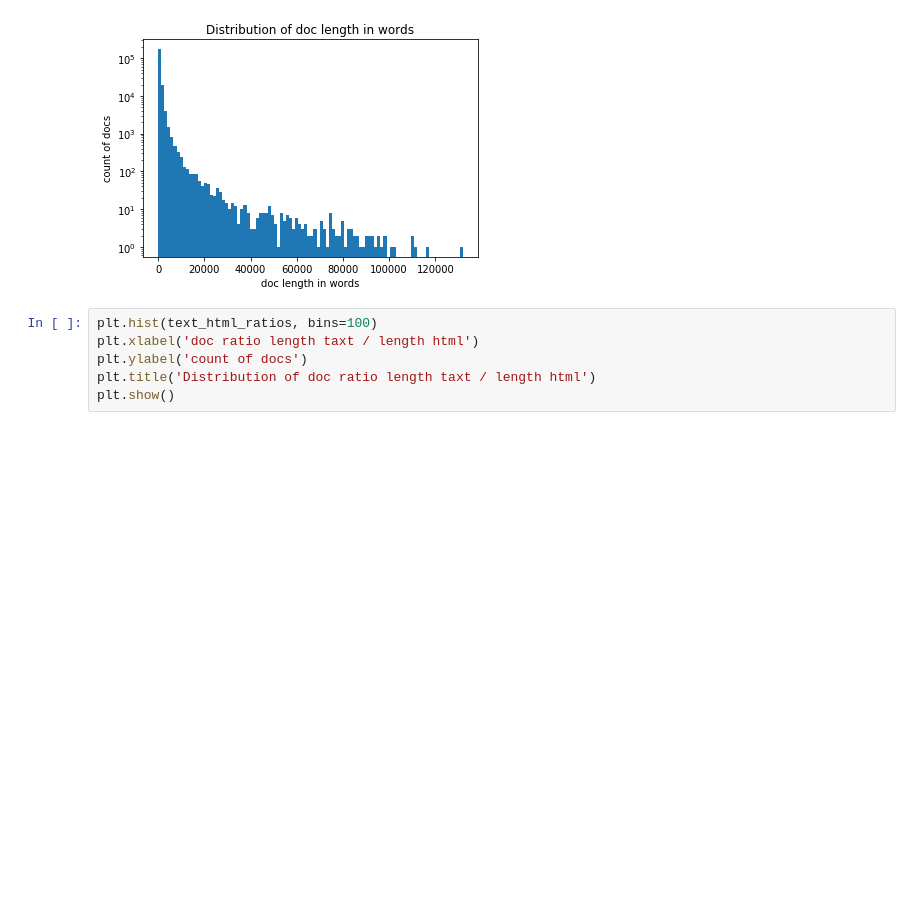
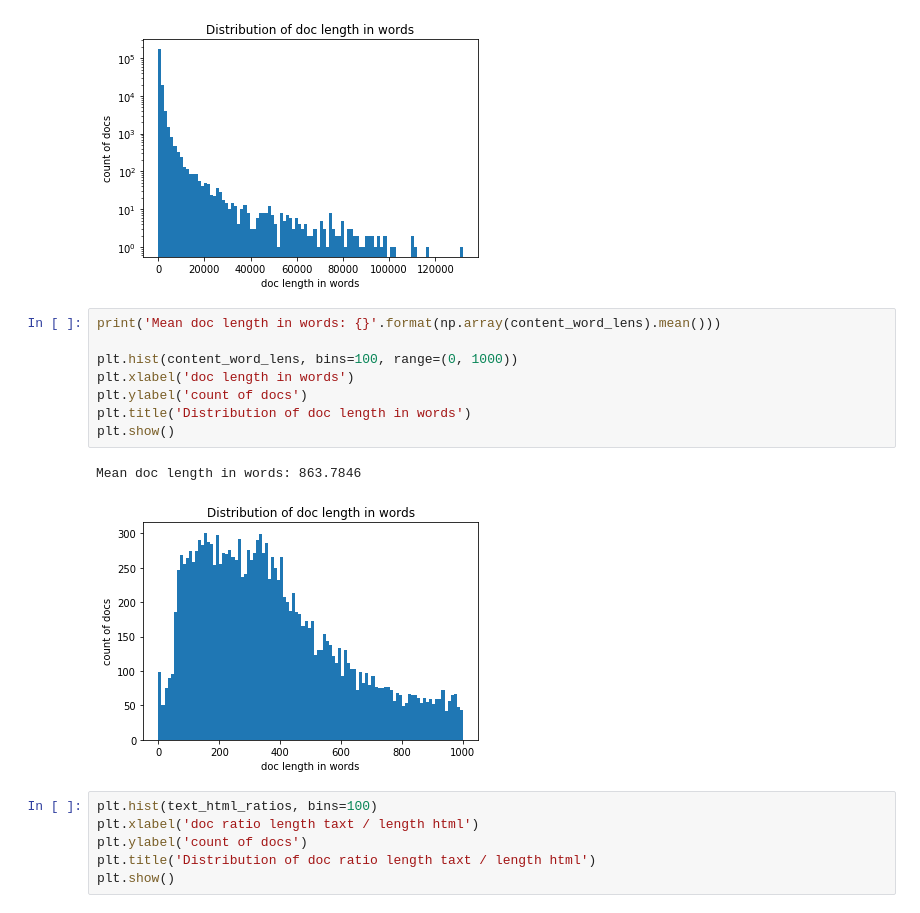
Before and after one commit to GrigoryBartosh/hse07_information_search, a Jupyter notebook: 01.ipynb, the cells around one changed output. Saved outputs shown, nothing was run; the diff lists cells and outputs as text; blank space fills up the shorter version.

```diff
--- a/01.ipynb
+++ b/01.ipynb
@@ -136,6 +147,17 @@ plt.show()
 # %% [output]
 Mean doc length in words: 857.065965
 [figure]
+# %%
+print('Mean doc length in words: {}'.format(np.array(content_word_lens).mean()))
+
+plt.hist(content_word_lens, bins=100, range=(0, 1000))
+plt.xlabel('doc length in words')
+plt.ylabel('count of docs')
+plt.title('Distribution of doc length in words')
+plt.show()
+# %% [output]
+Mean doc length in words: 863.7846
+[figure, added]
 # %%
 plt.hist(text_html_ratios, bins=100)
 plt.xlabel('doc ratio length taxt / length html')
```
Also changed, not shown: parts of 6 cells of this notebook.
